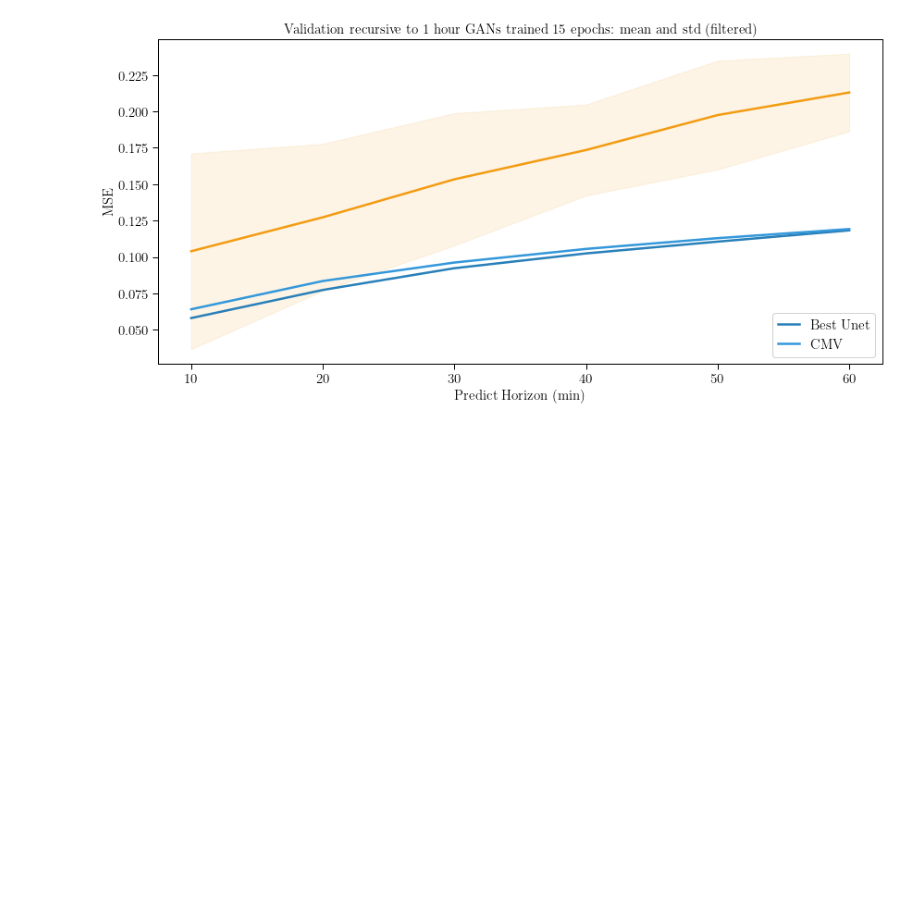
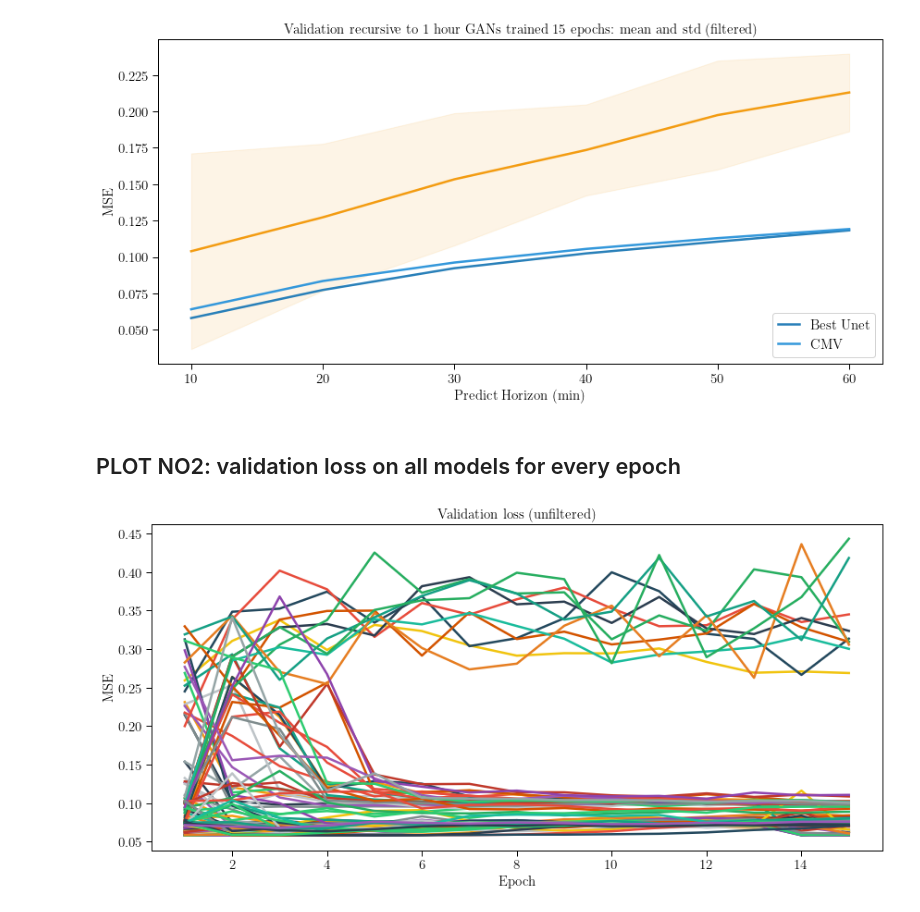
Before and after one commit to francomozo/deepCloud-latex-plots, a Jupyter notebook: deepCloud_doc_plots.ipynb, the cells around one changed output. Cells and saved outputs as stored; diff of their text form; code cells hidden in the pictures; blank space fills up the shorter version.

Commit message:
:cyclone: plotting gan exp

```diff
--- a/deepCloud_doc_plots.ipynb
+++ b/deepCloud_doc_plots.ipynb
@@ -191,3 +193,56 @@ plt.tight_layout()
 plt.show()
 # %% [output]
 [figure]
+# %% [markdown]
+## PLOT NO2: validation loss on all models for every epoch
+# %%
+outputs = gan_experiments['val_epoch_loss']
+
+# 2.1) Val loss for every epoch unfiltered
+
+save_fig = False
+show_legend = False
+
+# Enable latex text edit
+plt.rc('text', usetex=True)
+plt.rc('font', family='serif')
+
+# Plot
+fig = plt.figure()
+fig.set_size_inches(12, 6)
+ax = fig.add_subplot(1, 1, 1)
+
+# Labels and Title
+ax.set_title(r'Validation loss (unfiltered) ', fontsize=fontSize)
+ax.set_xlabel(r'Epoch', fontsize=fontSize)
+ax.set_ylabel(r'MSE', fontsize=fontSize)
+
+
+# Tick size
+ax.xaxis.set_tick_params(labelsize=fontSize)
+ax.yaxis.set_tick_params(labelsize=fontSize)
+
+# Thicknes and axis colors
+for axis in ['top','bottom','left','right']:
+    ax.spines[axis].set_linewidth(1.0)
+ax.tick_params(direction='out', length=6, width=1, colors='k')
+
+# Plotting
+x = range(1, 16)
+for k in outputs.keys():
+    ax.plot(x, outputs[k], color=Colors.random_color(del_subpalettes=['blues']), linewidth=2.5)
+
+# Text over plots
+if show_legend:
+    ax.legend(shadow=False, loc=4, handlelength=1.5,
+            fontsize=fontSize, framealpha=0.9)
+
+# Save figure as PDF
+if save_fig:
+    fig.tight_layout()
+    fig.savefig('./plot_name.pdf')
+
+plt.tight_layout()
+plt.show()
+# %% [output]
+[figure, added]
```
Also changed, not shown: parts of 4 cells of this notebook.
